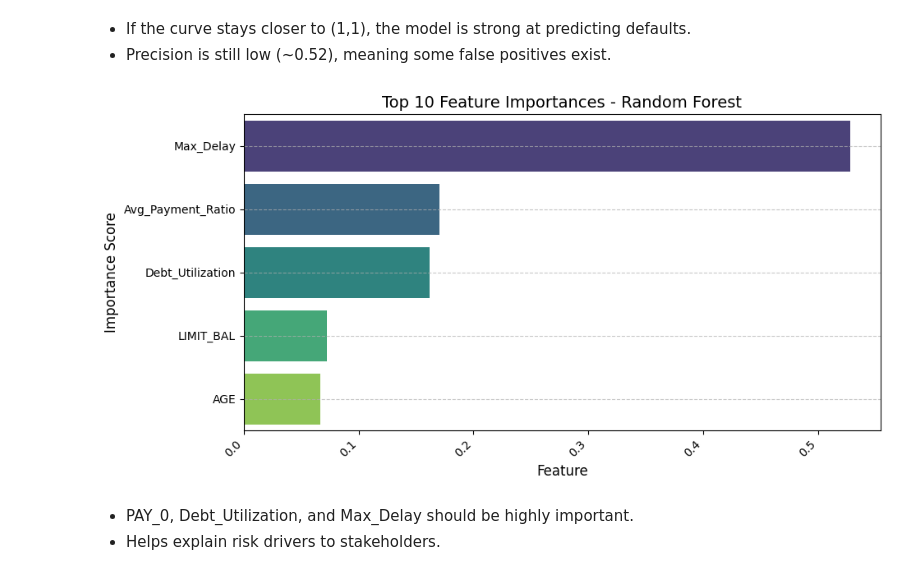
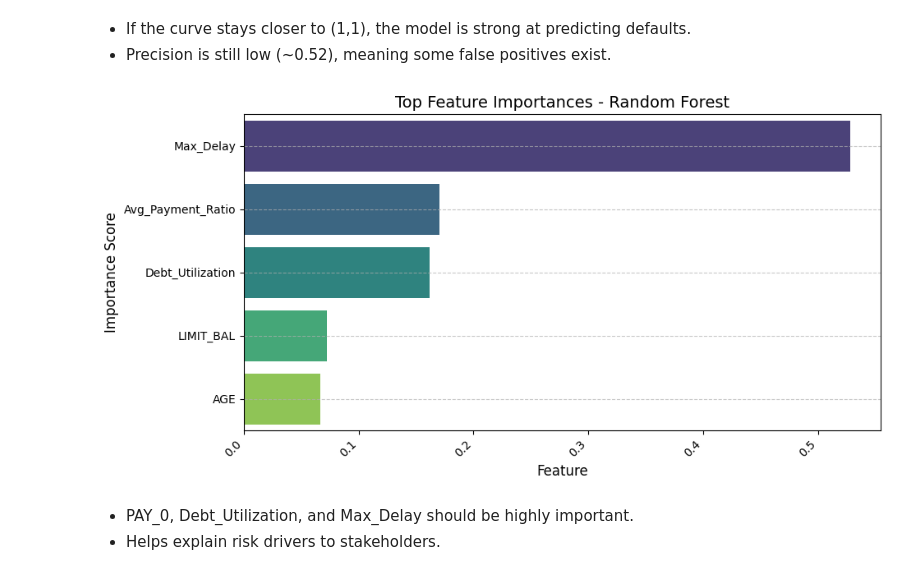
Before and after one commit to PhilipTimothe/Loan-Default-Risk-Analysis, a Jupyter notebook: notebooks/exlporatory_data_analysis.ipynb, the cells around one changed output. Drawn from its saved outputs; the diff is of its cells as text; code cells hidden in the pictures.

```diff
--- a/notebooks/exlporatory_data_analysis.ipynb
+++ b/notebooks/exlporatory_data_analysis.ipynb
@@ -445,25 +445,25 @@ plt.show()
 # %%
 # Feature Importance (Top Risk Indicators)
 feature_importance = pd.Series(rf_model.feature_importances_, index=X_train_bal.columns).sort_values(ascending=False)
 
 # Set color palette
 colors = sns.color_palette("viridis", len(feature_importance[:10]))  # Using seaborn's Husl palette for variety
 
 # Plot feature importance
 plt.figure(figsize=(10, 5))
 sns.barplot(x=feature_importance[:10].values, y=feature_importance[:10].index, palette=colors)
 
 # Customizing plot
-plt.title("Top 10 Feature Importances - Random Forest", fontsize=14)
+plt.title("Top Feature Importances - Random Forest", fontsize=14)
 plt.xlabel("Feature", fontsize=12)
 plt.ylabel("Importance Score", fontsize=12)
 plt.xticks(rotation=45, ha='right')  # Rotating labels for readability
 plt.grid(axis='y', linestyle='--', alpha=0.7)
 
 # Show plot
 plt.show()
 # %% [output]
-[figure, old version]
+[figure, new version]
 # %% [markdown]
 - PAY_0, Debt_Utilization, and Max_Delay should be highly important.
 - Helps explain risk drivers to stakeholders.
```
Also changed, not shown: parts of 3 cells of this notebook, 3 other files.
